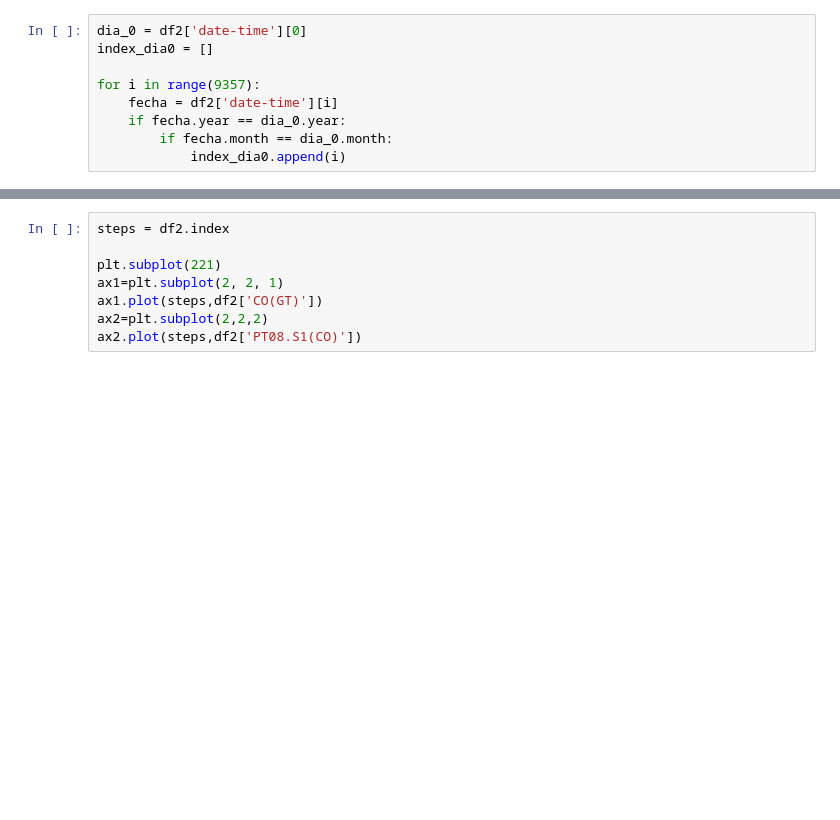
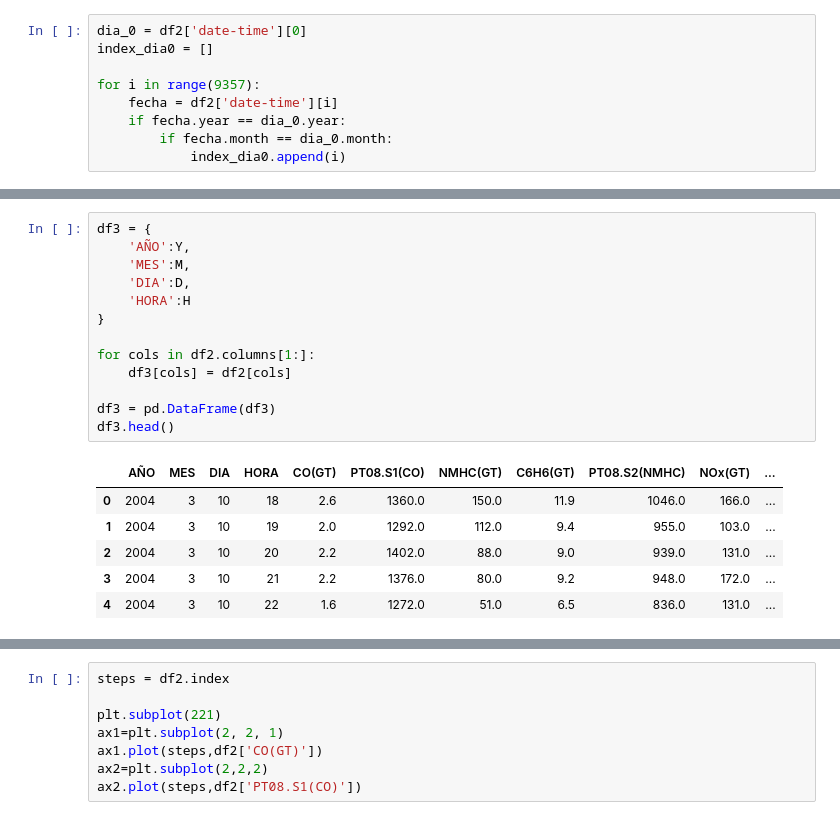
Before and after one commit to Bhernandez-dot/Air_Quality_Forecasting, a Jupyter notebook: Untitled.ipynb, the cells around one changed output, grey strips where cells are left out. Drawn from its saved outputs; the diff is of its cells as text; blank space fills up the shorter version.

```diff
--- a/Untitled.ipynb
+++ b/Untitled.ipynb
@@ -105,0 +162,20 @@ plt.plot(df_dia0['CO(GT)'][df_dia0['CO(GT)']>0])
+# %%
+df3 = {
+    'AÑO':Y,
+    'MES':M,
+    'DIA':D,
+    'HORA':H
+}
+
+for cols in df2.columns[1:]:
+    df3[cols] = df2[cols]
+
+df3 = pd.DataFrame(df3)
+df3.head()
+# %% [output]
+|  | AÑO | MES | DIA | HORA | CO(GT) | PT08.S1(CO) | NMHC(GT) | C6H6(GT) | PT08.S2(NMHC) | NOx(GT) | ... |
+| 0 | 2004 | 3 | 10 | 18 | 2.6 | 1360.0 | 150.0 | 11.9 | 1046.0 | 166.0 | ... |
+| 1 | 2004 | 3 | 10 | 19 | 2.0 | 1292.0 | 112.0 | 9.4 | 955.0 | 103.0 | ... |
+| 2 | 2004 | 3 | 10 | 20 | 2.2 | 1402.0 | 88.0 | 9.0 | 939.0 | 131.0 | ... |
+| 3 | 2004 | 3 | 10 | 21 | 2.2 | 1376.0 | 80.0 | 9.2 | 948.0 | 172.0 | ... |
+| 4 | 2004 | 3 | 10 | 22 | 1.6 | 1272.0 | 51.0 | 6.5 | 836.0 | 131.0 | ... |
```
Also changed, not shown: parts of 8 cells of this notebook.
